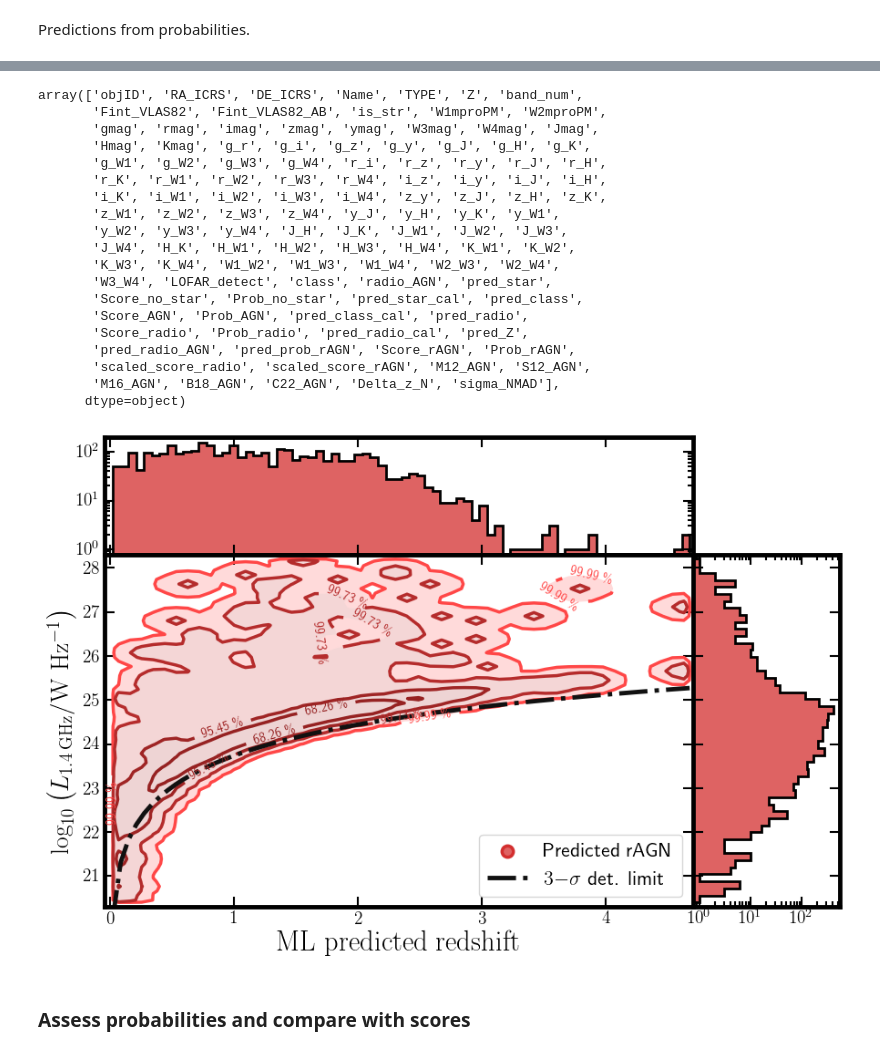
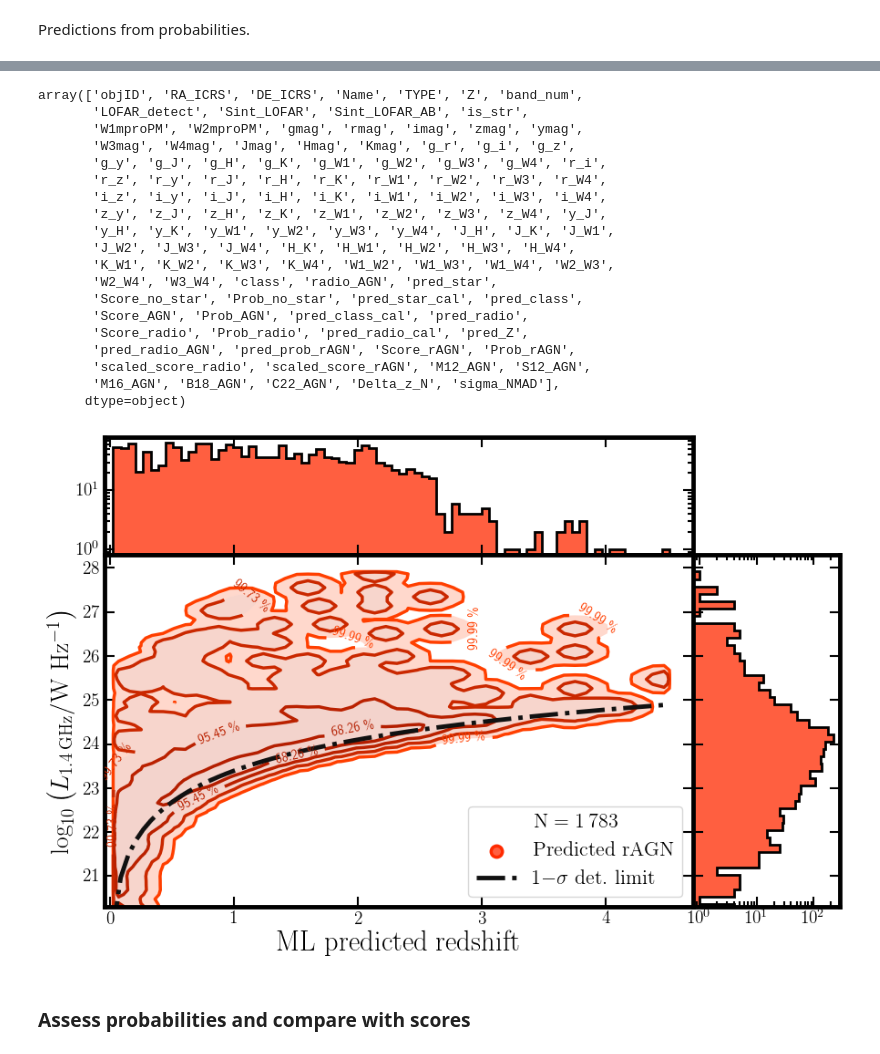
Before and after one commit to racarvajal/Pipeline_ML_6arcsec, a Jupyter notebook: ML_06.ipynb, the cells around one changed output, grey strips where cells are left out. Cells and saved outputs as stored; diff of their text form; code cells hidden in the pictures.

```diff
--- a/ML_06.ipynb
+++ b/ML_06.ipynb
@@ -182,8 +182,9 @@ def clean_and_smooth_matrix(matrix, sigma=0.9):
     return matrix_smooth
 # %%
 colour_hex_rAGN        = '#D32F2F'
-colour_rAGN            = mcolors.to_rgba(colour_hex_rAGN)
-colour_rAGN_rgb        = mcolors.to_rgb(colour_hex_rAGN)
+colour_cet_rAGN        = plt.get_cmap('cet_rainbow')(1.0)
+colour_rAGN            = mcolors.to_rgba(colour_cet_rAGN)
+colour_rAGN_rgb        = mcolors.to_rgb(colour_cet_rAGN)
 colour_rAGN_shade      = list(colour_rAGN)
 colour_rAGN_shade[3]   = 0.75
 colour_rAGN_shade      = tuple(colour_rAGN_shade)
@@ -210,7 +211,7 @@ compare_A17_flag    = True  # Compare with the results from Ananna et al., 2017
 metrics_hiz_AGN     = True  # Obtain metrics for z > 4.0 AGN in HETDEX
 save_indices_flag   = False
 # %%
-used_area           = 'S82'  # can be 'S82', 'HETDEX', 'COSMOS'
+used_area           = 'HETDEX'  # can be 'S82', 'HETDEX', 'COSMOS'
 HETDEX_subset       = 'Validation'  # Validation, Training, Test, Test+Train, 'Calibration'
 if used_area != 'HETDEX':
     HETDEX_subset   = ''
@@ -223,7 +224,7 @@ if used_area != 'HETDEX':
 radio_alpha         = -0.8
 # %%
 if used_area == 'HETDEX':
-    int_flux_col        = ''
+    int_flux_col        = 'Sint_LOFAR'
     limit_flux_survey   = 71e-6 * 1e-3  # mJy
     limit_flux_survey_b = 71e-6  # 25 uJy
     radio_freq          = 150 * u.MHz
@@ -1875,17 +1895,17 @@ plt.show()
 np.array(full_catalog_df.columns)
 # %% [output]
 array(['objID', 'RA_ICRS', 'DE_ICRS', 'Name', 'TYPE', 'Z', 'band_num',
-       'Fint_VLAS82', 'Fint_VLAS82_AB', 'is_str', 'W1mproPM', 'W2mproPM',
-       'gmag', 'rmag', 'imag', 'zmag', 'ymag', 'W3mag', 'W4mag', 'Jmag',
-       'Hmag', 'Kmag', 'g_r', 'g_i', 'g_z', 'g_y', 'g_J', 'g_H', 'g_K',
-       'g_W1', 'g_W2', 'g_W3', 'g_W4', 'r_i', 'r_z', 'r_y', 'r_J', 'r_H',
-       'r_K', 'r_W1', 'r_W2', 'r_W3', 'r_W4', 'i_z', 'i_y', 'i_J', 'i_H',
-       'i_K', 'i_W1', 'i_W2', 'i_W3', 'i_W4', 'z_y', 'z_J', 'z_H', 'z_K',
-       'z_W1', 'z_W2', 'z_W3', 'z_W4', 'y_J', 'y_H', 'y_K', 'y_W1',
-       'y_W2', 'y_W3', 'y_W4', 'J_H', 'J_K', 'J_W1', 'J_W2', 'J_W3',
-       'J_W4', 'H_K', 'H_W1', 'H_W2', 'H_W3', 'H_W4', 'K_W1', 'K_W2',
-       'K_W3', 'K_W4', 'W1_W2', 'W1_W3', 'W1_W4', 'W2_W3', 'W2_W4',
-       'W3_W4', 'LOFAR_detect', 'class', 'radio_AGN', 'pred_star',
+       'LOFAR_detect', 'Sint_LOFAR', 'Sint_LOFAR_AB', 'is_str',
+       'W1mproPM', 'W2mproPM', 'gmag', 'rmag', 'imag', 'zmag', 'ymag',
+       'W3mag', 'W4mag', 'Jmag', 'Hmag', 'Kmag', 'g_r', 'g_i', 'g_z',
+       'g_y', 'g_J', 'g_H', 'g_K', 'g_W1', 'g_W2', 'g_W3', 'g_W4', 'r_i',
+       'r_z', 'r_y', 'r_J', 'r_H', 'r_K', 'r_W1', 'r_W2', 'r_W3', 'r_W4',
+       'i_z', 'i_y', 'i_J', 'i_H', 'i_K', 'i_W1', 'i_W2', 'i_W3', 'i_W4',
+       'z_y', 'z_J', 'z_H', 'z_K', 'z_W1', 'z_W2', 'z_W3', 'z_W4', 'y_J',
+       'y_H', 'y_K', 'y_W1', 'y_W2', 'y_W3', 'y_W4', 'J_H', 'J_K', 'J_W1',
+       'J_W2', 'J_W3', 'J_W4', 'H_K', 'H_W1', 'H_W2', 'H_W3', 'H_W4',
+       'K_W1', 'K_W2', 'K_W3', 'K_W4', 'W1_W2', 'W1_W3', 'W1_W4', 'W2_W3',
+       'W2_W4', 'W3_W4', 'class', 'radio_AGN', 'pred_star',
        'Score_no_star', 'Prob_no_star', 'pred_star_cal', 'pred_class',
        'Score_AGN', 'Prob_AGN', 'pred_class_cal', 'pred_radio',
        'Score_radio', 'Prob_radio', 'pred_radio_cal', 'pred_Z',
@@ -1913,7 +1933,7 @@ seq_cont   = np.insert(seq_cont, 0, 0.0)
 seq_fill   = np.logspace(-1.5, 0.0, nstep+2)
 seq_fill   = np.insert(seq_fill, 0, 0.0)
 # %%
-
+sigma_limit_flx = 1
 
 fig    = plt.figure(figsize=(9, 6))
 grid   = fig.add_gridspec(ncols=2, nrows=2, width_ratios=[4, 1],
@@ -1954,38 +1974,38 @@ CS_rAGN_f = axs[1].contourf(x_centers_rAGN, y_centers_rAGN, Z_rAGN, levels=sigma
                             alpha=0.2, antialiased=True)
 CS_rAGN = axs[1].contour(x_centers_rAGN, y_centers_rAGN, Z_rAGN, levels=sigmas_perc_inv,
                          colors=cm_gradient_rAGN(seq_cont[::-1]), linewidths=2.5)
 for count in np.arange(2):  # times to run nex command, more labels
     ax1.clabel(CS_rAGN, CS_rAGN.levels, inline=True, fmt=fmt, fontsize=10)
 
-axs[1].scatter([-1], [10], marker='o', edgecolor=colour_rAGN, color=colour_rAGN_shade, s=80, label='Predicted rAGN', linewidths=2.5)
+axs[1].scatter([-1], [10], marker='o', edgecolor=colour_rAGN, color=colour_rAGN_shade, s=80, label='$\mathrm{Predicted ~ rAGN}$', linewidths=2.5)
 
 
-axs[1].plot(bins_z, np.log10((radio_lum(3 * limit_flux_survey_b * u.Jy, bins_z, radio_alpha) * ((1.4 * u.GHz) / (944 * u.MHz).to(u.GHz))**radio_alpha).value),
-            ls='-.', marker=None, color='k', label='$3 {-} \sigma$ det. limit', lw=3.5)
+axs[1].plot(bins_z, np.log10((radio_lum(sigma_limit_flx * limit_flux_survey_b * u.Jy, bins_z, radio_alpha) * ((1.4 * u.GHz) / (944 * u.MHz).to(u.GHz))**radio_alpha).value),
+            ls='-.', marker=None, color='k', label=rf'${sigma_limit_flx} {{-}} \sigma ~ \mathrm{{det. ~ limit}}$', lw=3.5)
 
 axs[0].hist(full_catalog_df.loc[filter_radio_AGN_prob_p, used_z_rAGN], bins=bins_z,
             histtype='stepfilled', fc=colour_rAGN_shade, ec=(0, 0, 0, 1), lw=2)
 
 axs[2].hist(np.log10(lums_rAGN_14_GHz.value)[filter_radio_AGN_prob_p], bins=bins_lum, orientation='horizontal', histtype='stepfilled',
             fc=colour_rAGN_shade, ec=(0, 0, 0, 1), lw=2)
 
-axs[1].legend(loc='lower right', fontsize=16)
+axs[1].legend(loc='lower right', fontsize=16, title=rf'$\mathrm{{N}} = {np.sum(filter_radio_AGN_prob_p):,}$'.replace(',', '$\,$'), title_fontsize=16)
 axs[1].set_xlabel(r'$\mathrm{ML ~ predicted ~ redshift}$', fontsize=22)
 axs[1].set_ylabel(r'$\log_{10}\left( L_{1.4\,\mathrm{GHz}} / \mathrm{W ~ Hz^{-1}} \right)$', fontsize=20)
 for ax_count in [0, 1, 2]:
     axs[ax_count].tick_params(which='both', top=True, right=True, direction='in')
     axs[ax_count].tick_params(axis='both', which='major', labelsize=14)
     axs[ax_count].tick_params(which='major', length=8, width=1.5)
     axs[ax_count].tick_params(which='minor', length=4, width=1.5)
     plt.setp(axs[ax_count].spines.values(), linewidth=3.5)
     plt.setp(axs[ax_count].spines.values(), linewidth=3.5)
 plt.setp(axs[2].get_yticklabels(), visible=False)
 axs[1].set_ylim(bottom=20.3, top=28.3)
 axs[1].set_xlim(left=-0.05, right=4.7)
 plt.tight_layout()
 plt.show()
 # %% [output]
-[figure, old version]
+[figure, new version]
 # %% [markdown]
 ### Assess probabilities and compare with scores
 # %%
```
Also changed, not shown: parts of 63 cells of this notebook.
